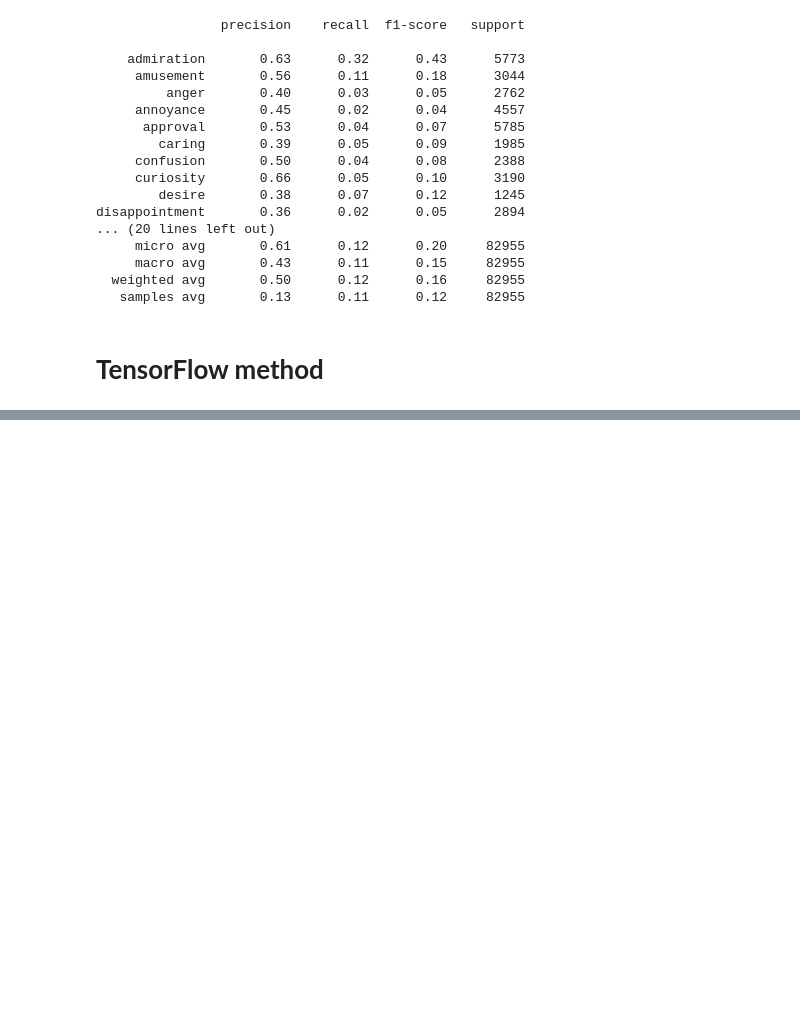
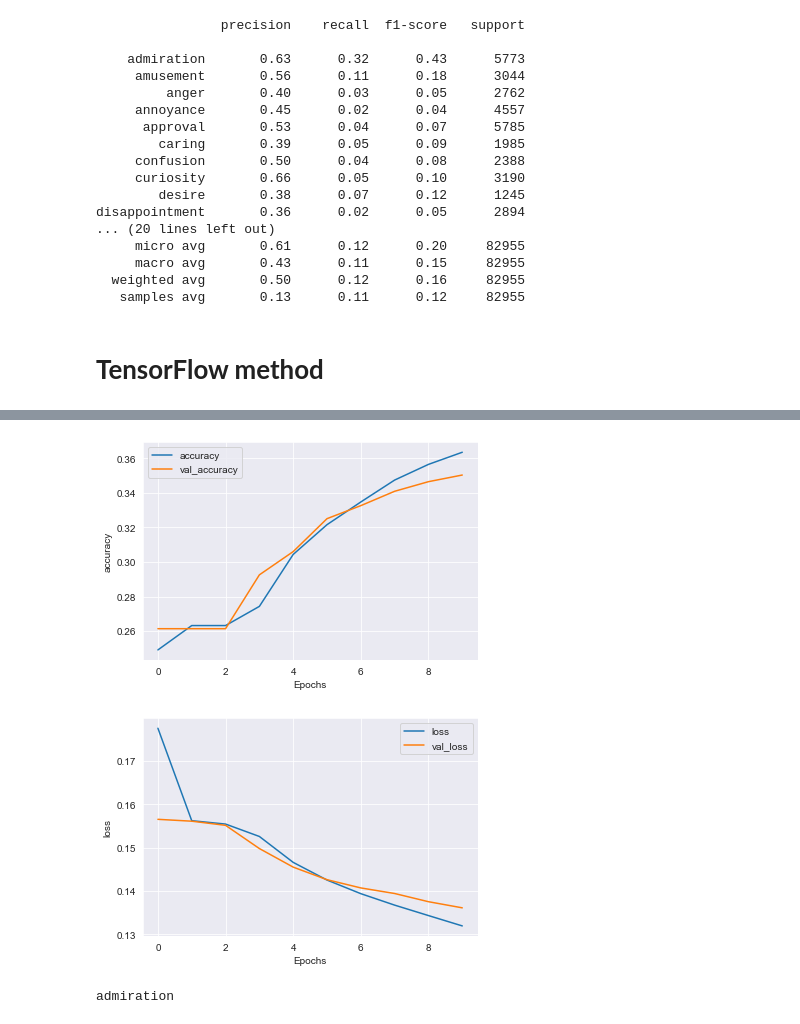
Before and after one commit to m-lemaire/Project_goemotions, a Jupyter notebook: project_goemotions.ipynb, the cells around one changed output, grey strips where cells are left out. Cells and saved outputs as stored; diff of their text form; code cells hidden in the pictures; blank space fills up the shorter version.

```diff
--- a/project_goemotions.ipynb
+++ b/project_goemotions.ipynb
@@ -400,3 +389,14 @@ padded_val = np.array(padded_val)
 sequences_testing_words = tokenizer.texts_to_sequences(test["text"])
 padded_test = pad_sequences(sequences_testing_words,maxlen=max_length, truncating=trunc_type)
 padded_test = np.array(padded_test)
+# %%
+model = tf.keras.Sequential([
+    tf.keras.layers.Embedding(vocab_size, embedding_dim, input_length=max_length),
+    tf.keras.layers.GlobalAveragePooling1D(),
+    tf.keras.layers.Dense(24, activation='relu'),
+    tf.keras.layers.Dense(28, activation='softmax')
+])
+model.compile(loss='binary_crossentropy',optimizer='adam',metrics=['accuracy'])
+# %%
+num_epochs = 10
+history = model.fit(padded_train, labels_train, epochs=num_epochs, validation_data=(padded_val, labels_val), verbose=2)
@@ -402,0 +435,18 @@ padded_test = np.array(padded_test)
+# %%
+# plot the loss and accuracy for the training and validation sets
+
+import matplotlib.pyplot as plt
+
+def plot_graphs(history, string):
+    plt.plot(history.history[string])
+    plt.plot(history.history['val_'+string])
+    plt.xlabel("Epochs")
+    plt.ylabel(string)
+    plt.legend([string, 'val_'+string])
+    plt.show()
+
+plot_graphs(history, "accuracy")
+plot_graphs(history, "loss")
+# %% [output]
+[figure, added]
+[figure, added]
@@ -402,0 +469,5 @@ padded_test = np.array(padded_test)
+# %%
+# print the first column of the train data without the text
+print(train.columns[1])
+# %% [output]
+admiration
```
Also changed, not shown: parts of 5 cells of this notebook.
